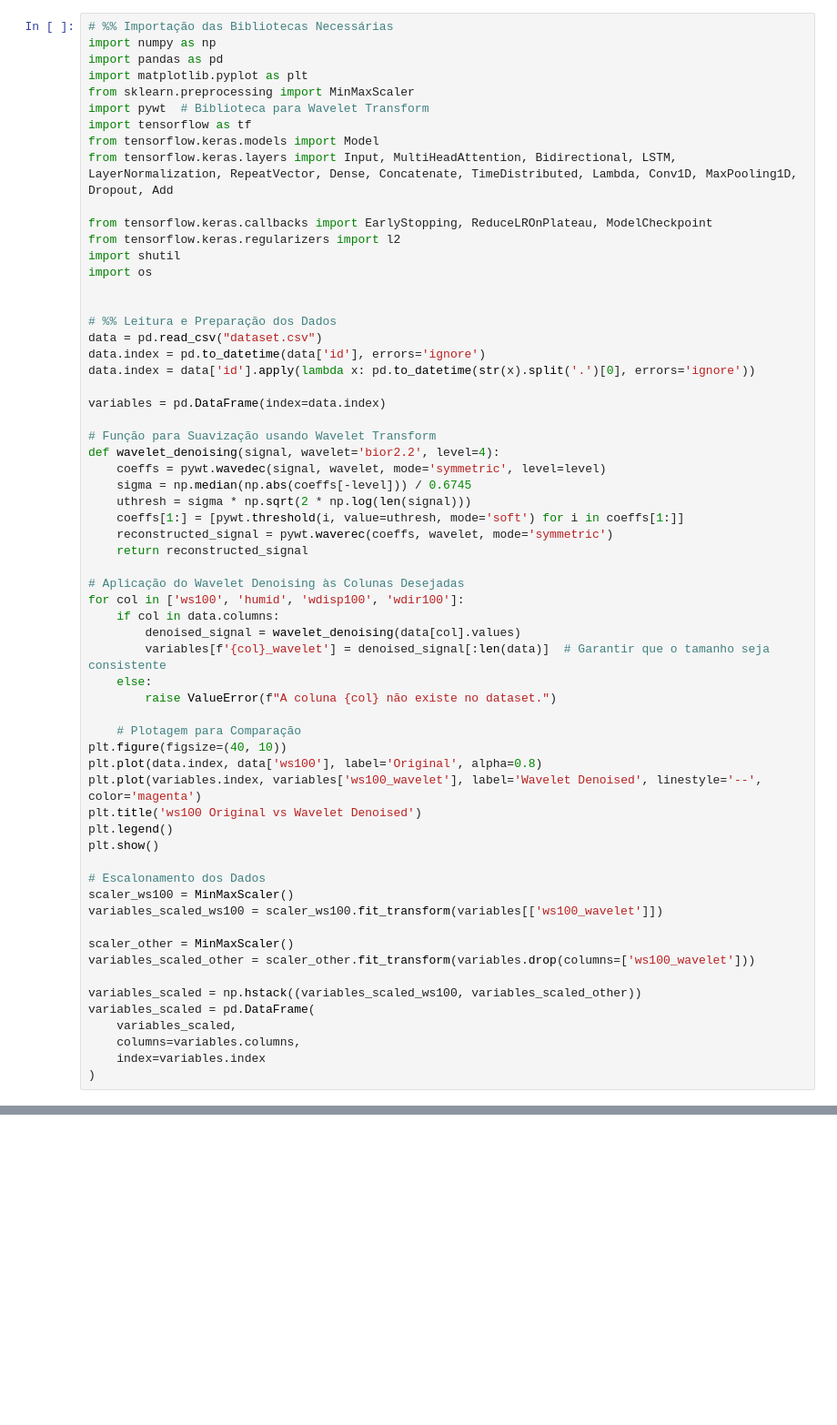
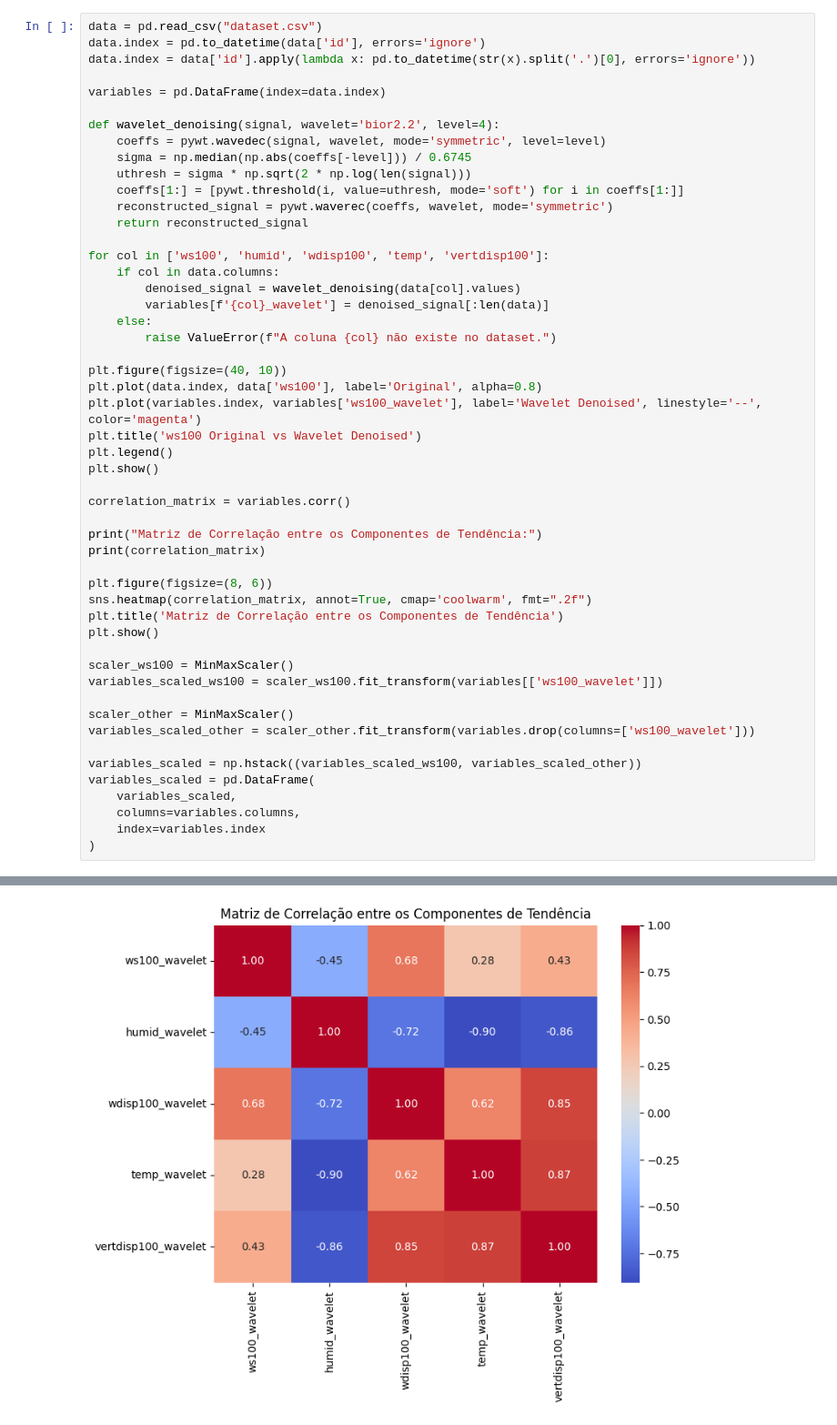
Before and after one commit to Perebati/TFG-Vento-Sul, a Jupyter notebook: LSTM/wavelet.ipynb, the cells around one changed output, grey strips where cells are left out. Shown at 91% size. Saved outputs shown, nothing was run; the diff lists cells and outputs as text; blank space fills up the shorter version.

Commit message:
wavelet update

```diff
--- a/LSTM/wavelet.ipynb
+++ b/LSTM/wavelet.ipynb
@@ -1,28 +16,10 @@
 # %%
-# %% Importação das Bibliotecas Necessárias
-import numpy as np
-import pandas as pd
-import matplotlib.pyplot as plt
-from sklearn.preprocessing import MinMaxScaler
-import pywt  # Biblioteca para Wavelet Transform
-import tensorflow as tf
-from tensorflow.keras.models import Model
-from tensorflow.keras.layers import Input, MultiHeadAttention, Bidirectional, LSTM, LayerNormalization, RepeatVector, Dense, Concatenate, TimeDistributed, Lambda, Conv1D, MaxPooling1D, Dropout, Add
-
-from tensorflow.keras.callbacks import EarlyStopping, ReduceLROnPlateau, ModelCheckpoint
-from tensorflow.keras.regularizers import l2
-import shutil
-import os
-
-
-# %% Leitura e Preparação dos Dados
 data = pd.read_csv("dataset.csv")
 data.index = pd.to_datetime(data['id'], errors='ignore')
 data.index = data['id'].apply(lambda x: pd.to_datetime(str(x).split('.')[0], errors='ignore'))
 
 variables = pd.DataFrame(index=data.index)
 
-# Função para Suavização usando Wavelet Transform
 def wavelet_denoising(signal, wavelet='bior2.2', level=4):
     coeffs = pywt.wavedec(signal, wavelet, mode='symmetric', level=level)
     sigma = np.median(np.abs(coeffs[-level])) / 0.6745
@@ -31,15 +28,13 @@ def wavelet_denoising(signal, wavelet='bior2.2', level=4):
     reconstructed_signal = pywt.waverec(coeffs, wavelet, mode='symmetric')
     return reconstructed_signal
 
-# Aplicação do Wavelet Denoising às Colunas Desejadas
-for col in ['ws100', 'humid', 'wdisp100', 'wdir100']:
+for col in ['ws100', 'humid', 'wdisp100', 'temp', 'vertdisp100']:
     if col in data.columns:
         denoised_signal = wavelet_denoising(data[col].values)
-        variables[f'{col}_wavelet'] = denoised_signal[:len(data)]  # Garantir que o tamanho seja consistente
+        variables[f'{col}_wavelet'] = denoised_signal[:len(data)]
     else:
         raise ValueError(f"A coluna {col} não existe no dataset.")
 
-    # Plotagem para Comparação
 plt.figure(figsize=(40, 10))
 plt.plot(data.index, data['ws100'], label='Original', alpha=0.8)
 plt.plot(variables.index, variables['ws100_wavelet'], label='Wavelet Denoised', linestyle='--', color='magenta')
@@ -47,7 +42,16 @@ plt.title('ws100 Original vs Wavelet Denoised')
 plt.legend()
 plt.show()
 
-# Escalonamento dos Dados
+correlation_matrix = variables.corr()
+
+print("Matriz de Correlação entre os Componentes de Tendência:")
+print(correlation_matrix)
+
+plt.figure(figsize=(8, 6))
+sns.heatmap(correlation_matrix, annot=True, cmap='coolwarm', fmt=".2f")
+plt.title('Matriz de Correlação entre os Componentes de Tendência')
+plt.show()
+
 scaler_ws100 = MinMaxScaler()
 variables_scaled_ws100 = scaler_ws100.fit_transform(variables[['ws100_wavelet']])
 
@@ -64,0 +83 @@ variables_scaled = pd.DataFrame(
+[figure, added]
```
Also changed, not shown: parts of 8 cells of this notebook, 1 other file.
